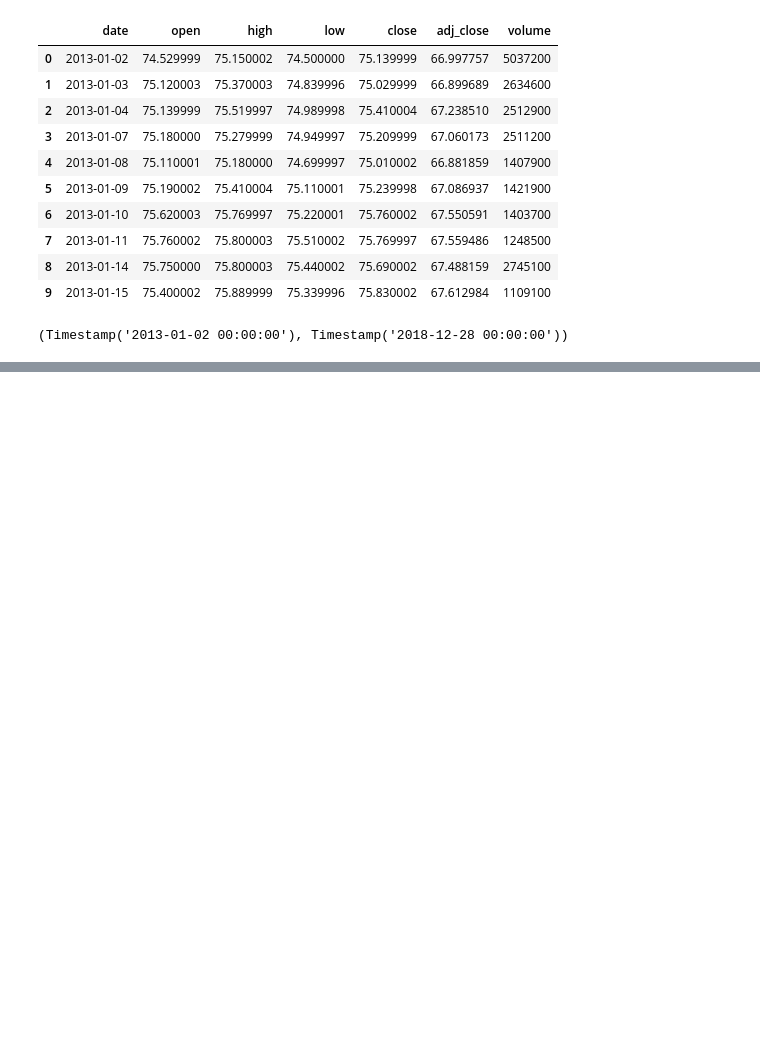
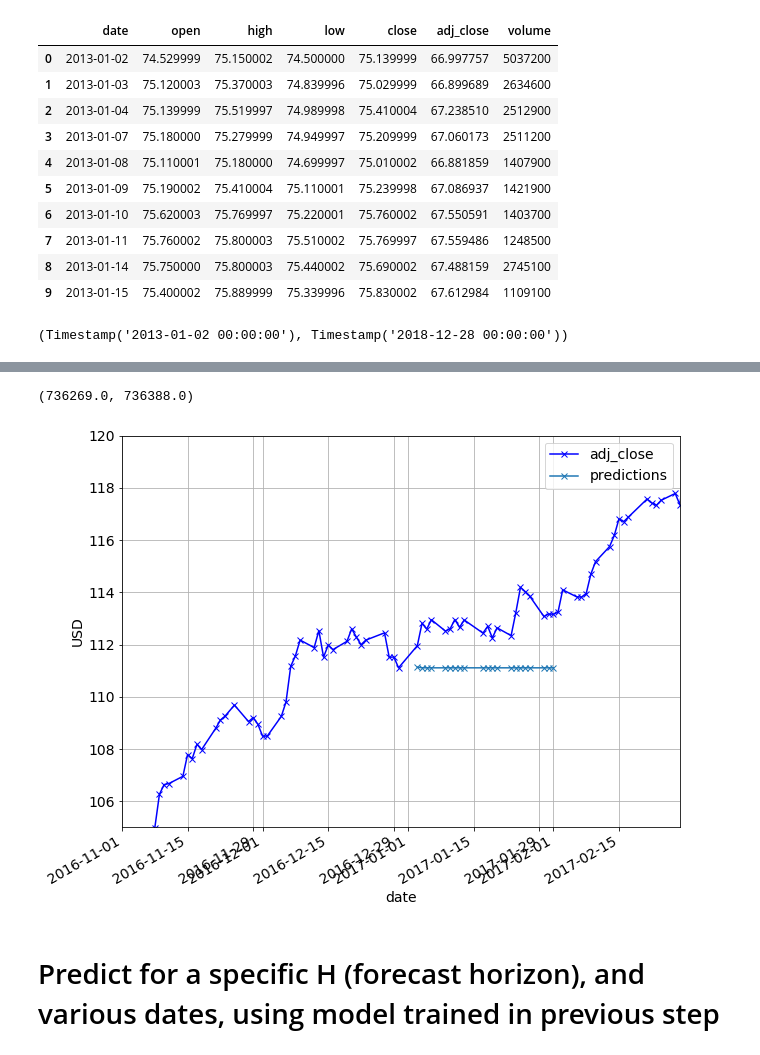
Before and after one commit to NGYB/Stocks, a Jupyter notebook: StockPricePrediction_fh21/StockPricePrediction_v3_SExpSmoothing.ipynb, the cells around one changed output, grey strips where cells are left out. Saved outputs shown, nothing was run; the diff lists cells and outputs as text; code cells hidden in the pictures; blank space fills up the shorter version.

```diff
--- a/StockPricePrediction_fh21/StockPricePrediction_v3_SExpSmoothing.ipynb
+++ b/StockPricePrediction_fh21/StockPricePrediction_v3_SExpSmoothing.ipynb
@@ -14,12 +10,10 @@ import math
 import matplotlib
 import numpy as np
 import pandas as pd
-import seaborn as sns
 import time
 
 from collections import defaultdict
 from datetime import date, datetime, time, timedelta
-from fbprophet import Prophet
 from matplotlib import pyplot as plt
 from pylab import rcParams
 from sklearn.metrics import mean_squared_error
@@ -27,14 +21,13 @@ from tqdm import tqdm_notebook
 
 #### Input params ##################
 stk_path = "./data/VTI_20130102_20181231.csv"
-# H_list = [1, 21, 42, 63]        # Forecast horizon we will be testing, in days. Note there are about 21 trading days in a year
-H_list = [21]
+H = 21
 train_size = 252*3              # Use 3 years of data as train set. Note there are about 252 trading days in a year
 val_size = 252                  # Use 1 year of data as validation set
 
 alphaMax = 0.999                # alpha is a hyperparameter to tune
-alphaMin = 0.05                 # alpha is a hyperparameter to tune
-alphaStep = 0.05               # alpha is a hyperparameter to tune
+alphaMin = 0.4                 # alpha is a hyperparameter to tune
+alphaStep = 0.001               # alpha is a hyperparameter to tune
 
 fontsize = 14
 ticklabelsize = 14
@@ -175,0 +230,3 @@ Text(0, 0.5, 'USD')
+# %%
+i = train_val_size # Predict for day i, for the next H-1 days. Note indexing of days start from 0.
+print("Predicting on day %d, date %s, with forecast horizon H = %d" % (i, df.iloc[i]['date'], H))
@@ -175,0 +270,20 @@ Text(0, 0.5, 'USD')
+# %%
+# Plot the predictions
+rcParams['figure.figsize'] = 10, 8 # width 10, height 8
+matplotlib.rcParams.update({'font.size': 14})
+
+ax = df.plot(x='date', y='adj_close', style='bx-', grid=True)
+
+# Plot the predictions
+ax.plot(df['date'][i:i+H], preds_list, marker='x')
+
+ax.set_xlabel("date")
+ax.set_ylabel("USD")
+ax.legend(['adj_close', 'predictions'])
+ax.set_ylim([105, 120])
+ax.set_xlim([date(2016, 11, 1), date(2017, 2, 28)])
+# %% [output]
+(736269.0, 736388.0)
+[figure, added]
+# %% [markdown]
+# Predict for a specific H (forecast horizon), and various dates, using model trained in previous step
```
Also changed, not shown: parts of 29 cells of this notebook, 2 other files.
